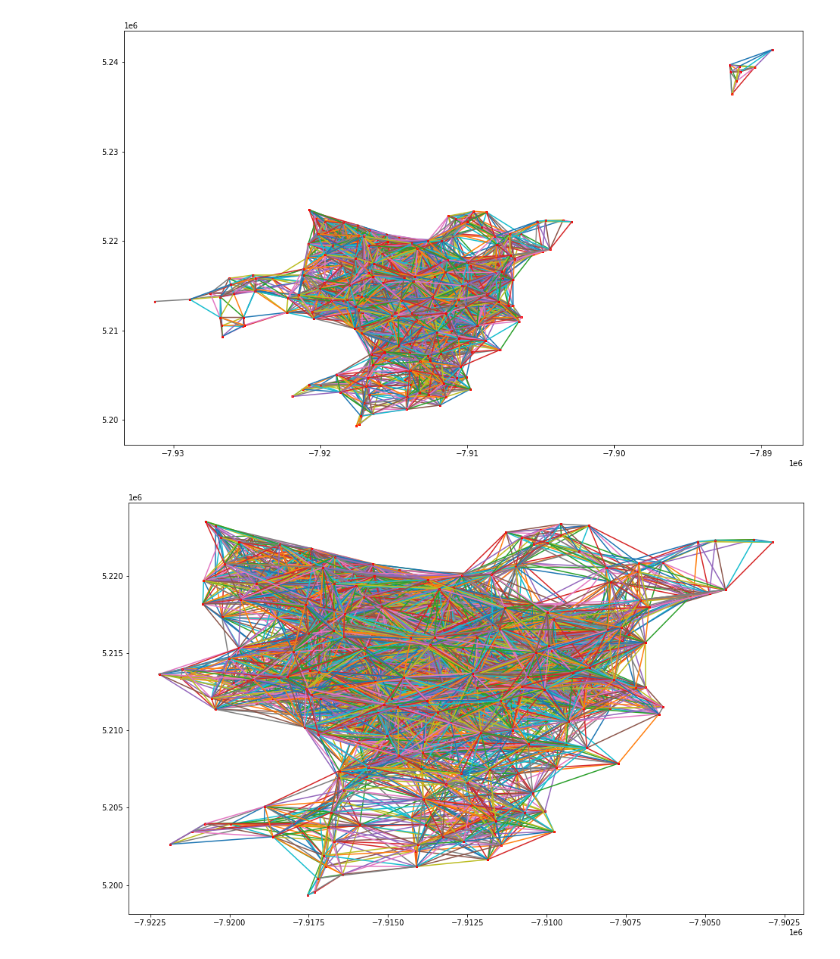
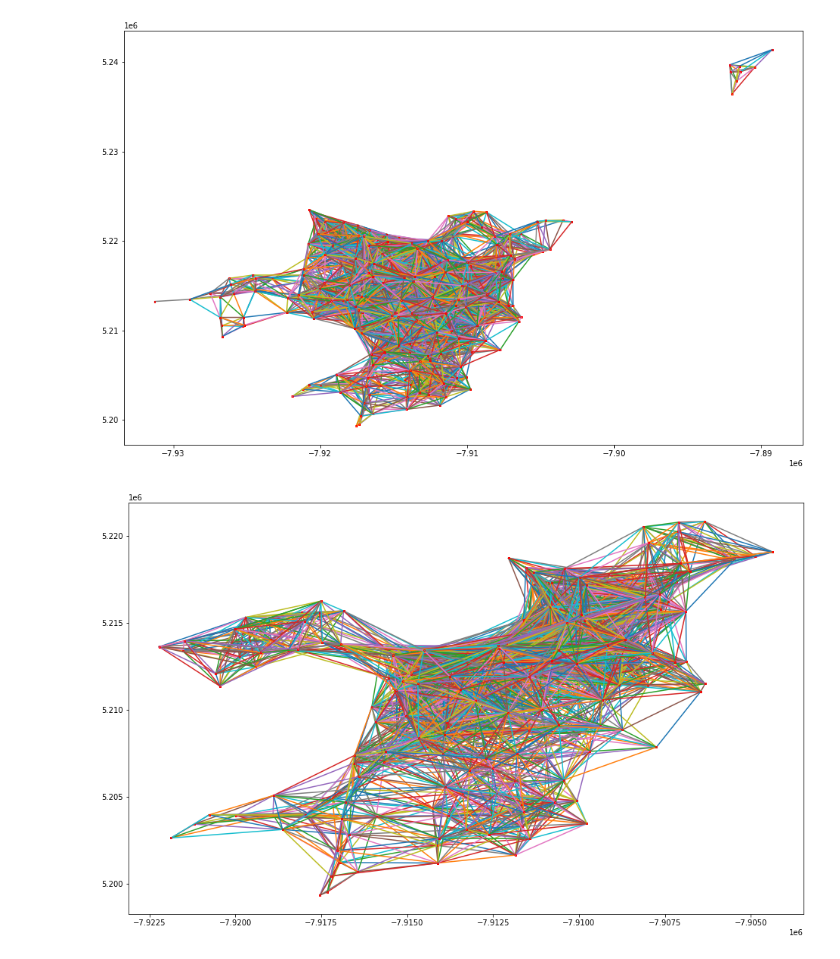
Before and after one commit to RaajasTongaonkar/CS5800-Final-Project, a Jupyter notebook: CS5800_final_proj_submap_generation.ipynb, the cells around one changed output. Drawn from its saved outputs; the diff is of its cells as text; code cells hidden in the pictures.

```diff
--- a/CS5800_final_proj_submap_generation.ipynb
+++ b/CS5800_final_proj_submap_generation.ipynb
@@ -50,3 +50,11 @@ print(df.head())
 # %%
 # Two entries had 0 total docks, no need to consider those
 df.drop(df[df["Total_docks"]==0].index,inplace=True)
+# %%
+# Dropping all the stations which are not in Boston
+df.drop(df[df["District"]!="Boston"].index,inplace=True)
+# %%
+print(df.shape)
+print(df.head())
+df.reset_index(drop=True,inplace=True)    #Have to do this to reset the indices, otherwise the indices of removed rows are absent
+print(df.head())
@@ -213,12 +247,14 @@ for k in distDict:
 # %%
 # For making graphs without some districts
 plt.figure(figsize=(16,10))
-districts = ["Watertown","Newton","Salem"]
+count = 0
+districts = ["Arlington","Brookline","Cambridge","Chelesea","Everett","Newton","Revere","Salem","Somerville","Watertown"]
 for k in distDict:
   if df.iloc[k[0]]["District"] in districts or df.iloc[k[1]]["District"] in districts:
     continue
   x = [pointsDict[k[0]][0],pointsDict[k[1]][0]]
   y = [pointsDict[k[0]][1],pointsDict[k[1]][1]]
+  count += 1
   plt.plot(x,y,marker="o",markersize=2,markeredgecolor="red")
 # %% [output]
-[figure, old version]
+[figure, new version]
```
Also changed, not shown: parts of 23 cells of this notebook, 5 other files.
